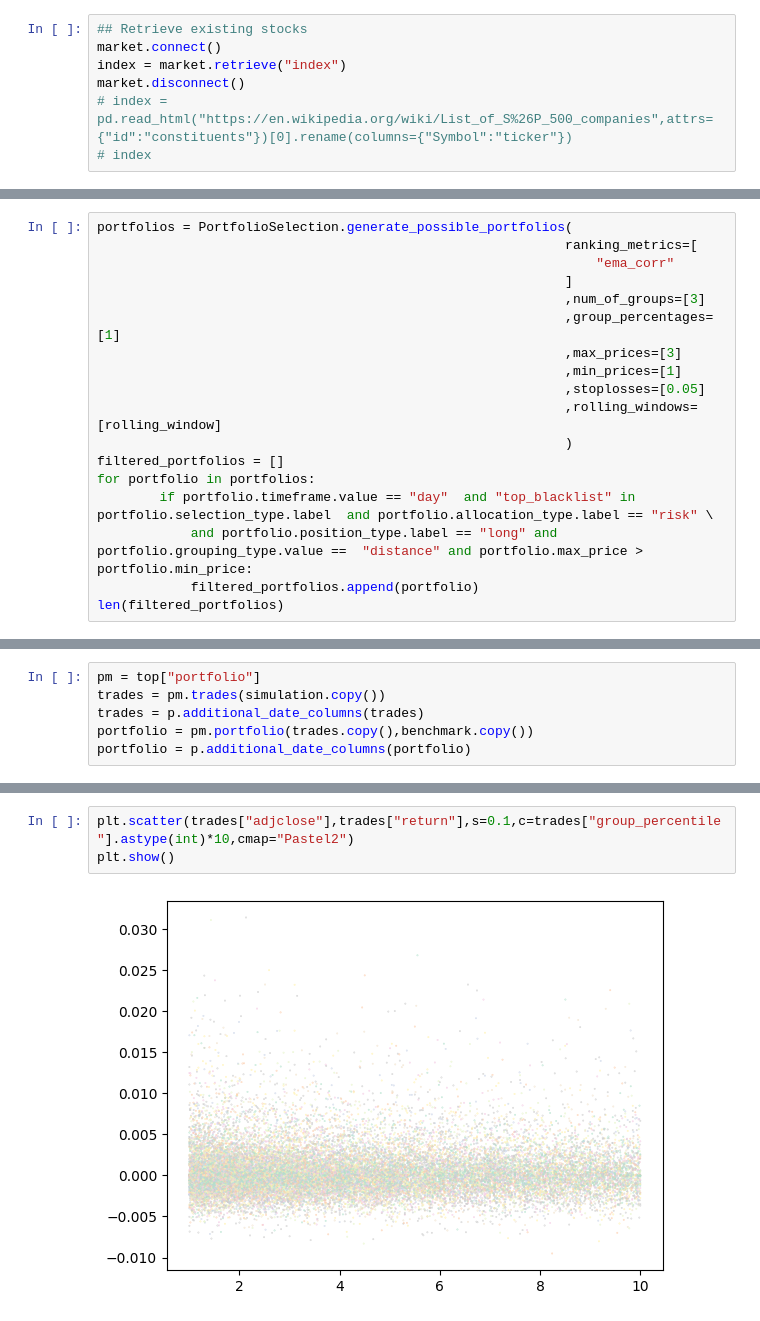
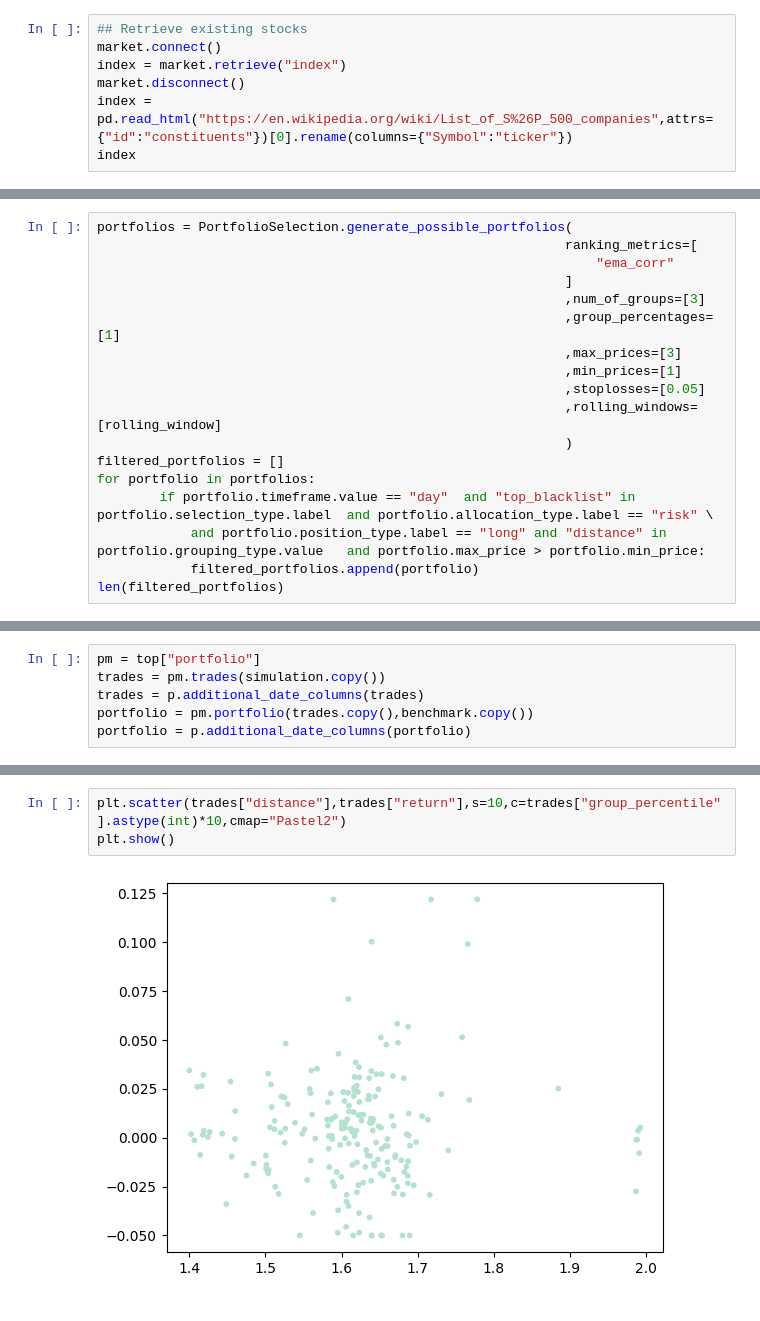
Before and after one commit to chung-ejy/orivault, a Jupyter notebook: studies/swing_trading_study/speculation_basic.ipynb, the cells around one changed output, grey strips where cells are left out. Drawn from its saved outputs; the diff is of its cells as text.

```diff
--- a/studies/swing_trading_study/speculation_basic.ipynb
+++ b/studies/swing_trading_study/speculation_basic.ipynb
@@ -37,5 +37,5 @@ orivault = ADatabase("ori")
 market.connect()
 index = market.retrieve("index")
 market.disconnect()
-# index = pd.read_html("https://en.wikipedia.org/wiki/List_of_S%26P_500_companies",attrs={"id":"constituents"})[0].rename(columns={"Symbol":"ticker"})
-# index
+index = pd.read_html("https://en.wikipedia.org/wiki/List_of_S%26P_500_companies",attrs={"id":"constituents"})[0].rename(columns={"Symbol":"ticker"})
+index
@@ -106,7 +109,7 @@ portfolios = PortfolioSelection.generate_possible_portfolios(
 filtered_portfolios = []
 for portfolio in portfolios:
         if portfolio.timeframe.value == "day"  and "top_blacklist" in portfolio.selection_type.label  and portfolio.allocation_type.label == "risk" \
-            and portfolio.position_type.label == "long" and portfolio.grouping_type.value ==  "distance" and portfolio.max_price > portfolio.min_price:
+            and portfolio.position_type.label == "long" and "distance" in portfolio.grouping_type.value   and portfolio.max_price > portfolio.min_price:
             filtered_portfolios.append(portfolio)
 len(filtered_portfolios)
 # %% [output]
@@ -239,8 +231,8 @@ portfolio.sort_values("date")
 # %%
-plt.scatter(trades["adjclose"],trades["return"],s=0.1,c=trades["group_percentile"].astype(int)*10,cmap="Pastel2")
+plt.scatter(trades["distance"],trades["return"],s=10,c=trades["group_percentile"].astype(int)*10,cmap="Pastel2")
 plt.show()
 # %% [output]
-[figure, old version]
+[figure, new version]
 # %%
 averaged_portfolio = portfolio.groupby("day").agg({"weighted_return":"mean","return":"mean"}).reset_index()
 averaged_portfolio["pv"] = averaged_portfolio["weighted_return"].cumprod()
```
Also changed, not shown: parts of 8 cells of this notebook, 1 other file.
